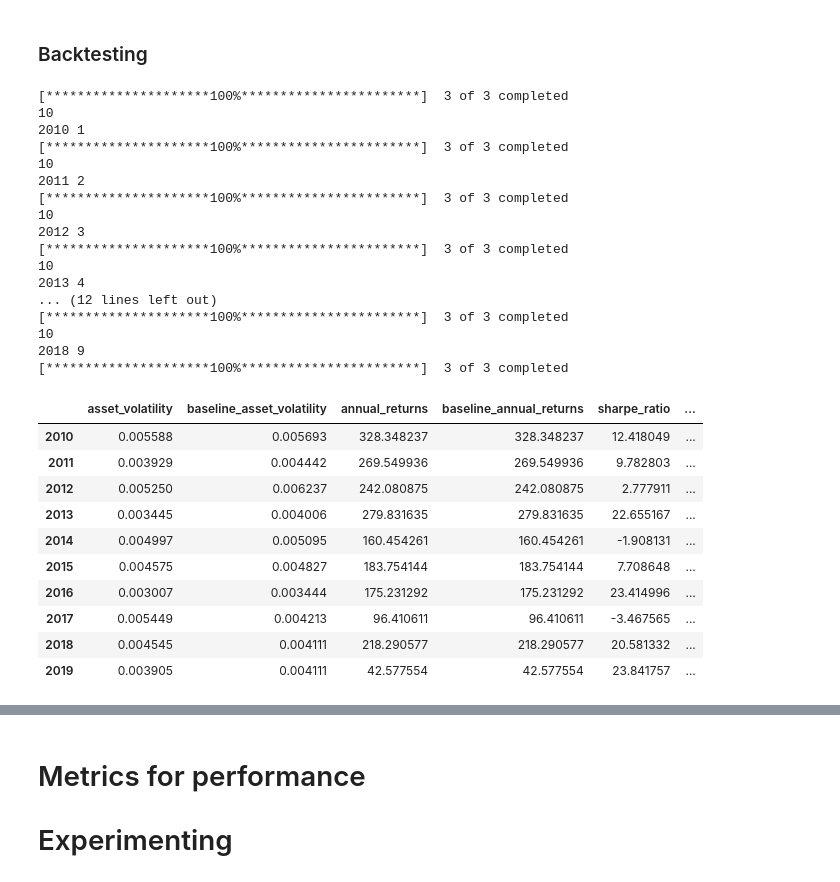
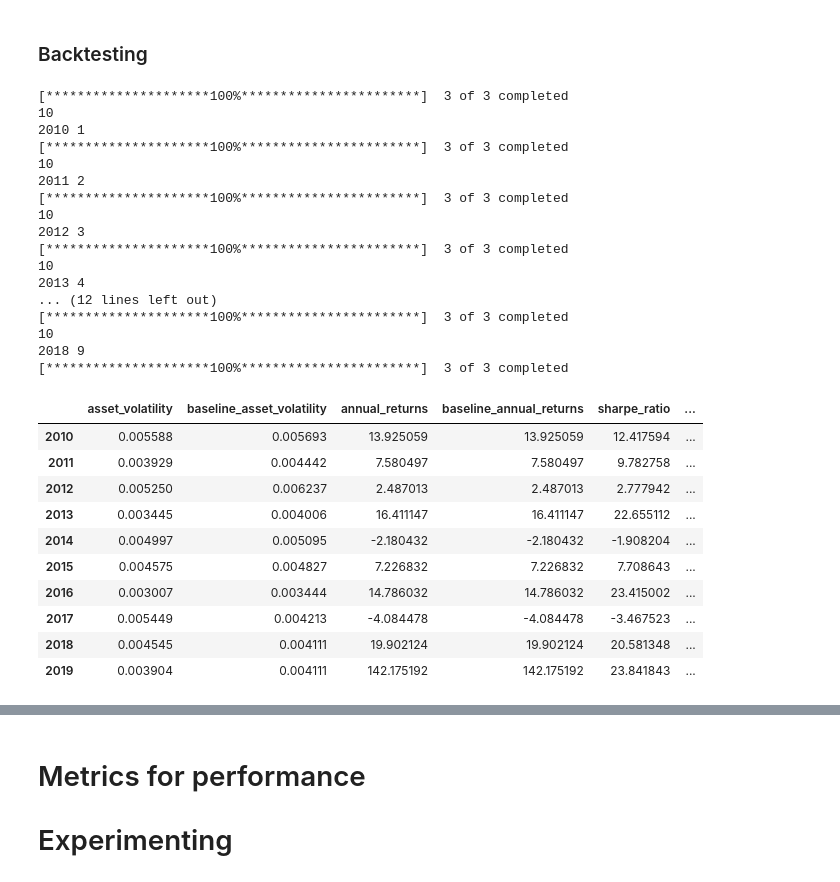
Before and after one commit to Zourunzhong/Quant_Exploration, a Jupyter notebook: Risk parity Portfolio.ipynb, the cells around one changed output, grey strips where cells are left out. Cells and saved outputs as stored; diff of their text form; code cells hidden in the pictures.

```diff
--- a/Risk parity Portfolio.ipynb
+++ b/Risk parity Portfolio.ipynb
@@ -140,12 +140,12 @@ def obtain_weight(rp_df, asset):
 
 # Test on y2
 # start price in y2
-def obtain_start_price(asset):
-    return downloaded_data_y2.iloc[0, :][asset] * 100
+def obtain_start_price(asset, df):
+    return df.iloc[0, :][asset]
 
 # final price end of y2 for specific asset
-def obtain_end_price(asset):
-    return downloaded_data_y2.iloc[-1, :][asset] * 100
+def obtain_end_price(asset, df):
+    return df.iloc[-1, :][asset]
 
 def calculate_volatility(returns, alloc_pct):
     covariance = np.cov(returns.T)
@@ -206,7 +206,7 @@ for cur_year in range(start_year, end_year):
             downloaded_data_y2, downloaded_data_y2_returns = downloaded_data[idx_i+1][0], downloaded_data[idx_i+1][1]
 
     # deep copy for separate baseline values
-    baseline_downloaded_data_y2 = downloaded_data_y2.copy()
+    baseline_downloaded_data_y2 = downloaded_data_y2.copy(deep = True)
 
     # starting variables
     alloc_pct = model_rpp(downloaded_data_y1_returns)
@@ -223,7 +223,7 @@ for cur_year in range(start_year, end_year):
         baseline_budget = (1/3) * starting_amt
 
         # start price in y2
-        start_price = obtain_start_price(asset)
+        start_price = obtain_start_price(asset, downloaded_data_y2)
         # RPP
         position_size = budget/start_price
         downloaded_data_y2[asset] = downloaded_data_y2[asset] * position_size
@@ -232,18 +232,19 @@ for cur_year in range(start_year, end_year):
         baseline_position_size  = baseline_budget/start_price
         baseline_downloaded_data_y2[asset] = baseline_downloaded_data_y2[asset] * baseline_position_size
 
-        # final price in y2
-        final_price = obtain_end_price(asset)
-        # RPP
-        final_val = position_size * final_price
-        # Baseline
-        baseline_final_val = baseline_position_size * final_price
-
-        new_portfolio += final_val
-        new_baseline_portfolio += baseline_final_val
+#         # final price in y2
+#         final_price = obtain_end_price(asset, baseline_position_size)
+#         # RPP
+#         final_val = position_size * final_price
+#         # Baseline
+#         baseline_final_val = baseline_position_size * final_price
 
     downloaded_data_y2["Total"] = downloaded_data_y2[list(downloaded_data_y2.columns)].sum(axis = 1)
     baseline_downloaded_data_y2["Total"] = baseline_downloaded_data_y2[list(baseline_downloaded_data_y2.columns)].sum(axis = 1)
+
+    new_portfolio = obtain_end_price("Total", downloaded_data_y2)
+    new_baseline_portfolio = obtain_end_price("Total", baseline_downloaded_data_y2)
+
 
     # calculate sharpe ratio
     sharpe = calculate_sharpe_ratio(downloaded_data_y2["Total"].pct_change().dropna())
@@ -262,40 +263,40 @@ for cur_year in range(start_year, end_year):
     # overall returns
     overall_portfolio_returns = ((new_portfolio-starting_amt)/starting_amt) * 100
     baseline_overall_portfolio_returns = ((new_baseline_portfolio-starting_amt)/starting_amt) * 100
 
     # baseline overall returns
     annual_returns.append(overall_portfolio_returns)
     baseline_annual_returns.append(baseline_overall_portfolio_returns)
 
 pd.DataFrame({"asset_volatility" : asset_volatility, "baseline_asset_volatility" :baseline_asset_volatility,
              "annual_returns" : annual_returns, "baseline_annual_returns":annual_returns,
               "sharpe_ratio":sharpe_list, "baseline_sharpe_ratio":baseline_sharpe_list}, index = [i for i in range(start_year, end_year)])
 # %% [output]
 [*********************100%***********************]  3 of 3 completed
 10
 2010 1
 [*********************100%***********************]  3 of 3 completed
 10
 2011 2
 [*********************100%***********************]  3 of 3 completed
 10
 2012 3
 [*********************100%***********************]  3 of 3 completed
 10
 2013 4
 ... (12 lines left out)
 [*********************100%***********************]  3 of 3 completed
 10
 2018 9
 [*********************100%***********************]  3 of 3 completed
 |  | asset_volatility | baseline_asset_volatility | annual_returns | baseline_annual_returns | sharpe_ratio | ... |
-| 2010 | 0.005588 | 0.005693 | 328.348237 | 328.348237 | 12.418049 | ... |
-| 2011 | 0.003929 | 0.004442 | 269.549936 | 269.549936 | 9.782803 | ... |
-| 2012 | 0.005250 | 0.006237 | 242.080875 | 242.080875 | 2.777911 | ... |
-| 2013 | 0.003445 | 0.004006 | 279.831635 | 279.831635 | 22.655167 | ... |
-| 2014 | 0.004997 | 0.005095 | 160.454261 | 160.454261 | -1.908131 | ... |
-| 2015 | 0.004575 | 0.004827 | 183.754144 | 183.754144 | 7.708648 | ... |
-| 2016 | 0.003007 | 0.003444 | 175.231292 | 175.231292 | 23.414996 | ... |
-| 2017 | 0.005449 | 0.004213 | 96.410611 | 96.410611 | -3.467565 | ... |
-| 2018 | 0.004545 | 0.004111 | 218.290577 | 218.290577 | 20.581332 | ... |
-| 2019 | 0.003905 | 0.004111 | 42.577554 | 42.577554 | 23.841757 | ... |
+| 2010 | 0.005588 | 0.005693 | 13.925059 | 13.925059 | 12.417594 | ... |
+| 2011 | 0.003929 | 0.004442 | 7.580497 | 7.580497 | 9.782758 | ... |
+| 2012 | 0.005250 | 0.006237 | 2.487013 | 2.487013 | 2.777942 | ... |
+| 2013 | 0.003445 | 0.004006 | 16.411147 | 16.411147 | 22.655112 | ... |
+| 2014 | 0.004997 | 0.005095 | -2.180432 | -2.180432 | -1.908204 | ... |
+| 2015 | 0.004575 | 0.004827 | 7.226832 | 7.226832 | 7.708643 | ... |
+| 2016 | 0.003007 | 0.003444 | 14.786032 | 14.786032 | 23.415002 | ... |
+| 2017 | 0.005449 | 0.004213 | -4.084478 | -4.084478 | -3.467523 | ... |
+| 2018 | 0.004545 | 0.004111 | 19.902124 | 19.902124 | 20.581348 | ... |
+| 2019 | 0.003904 | 0.004111 | 142.175192 | 142.175192 | 23.841843 | ... |
```
Also changed, not shown: parts of 12 cells of this notebook.
